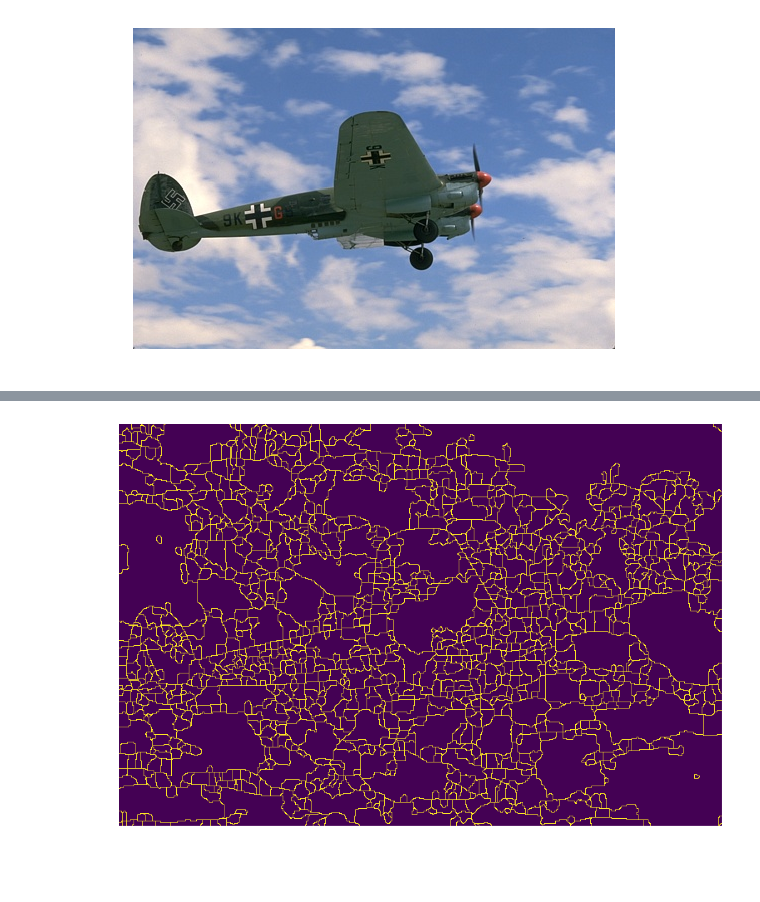
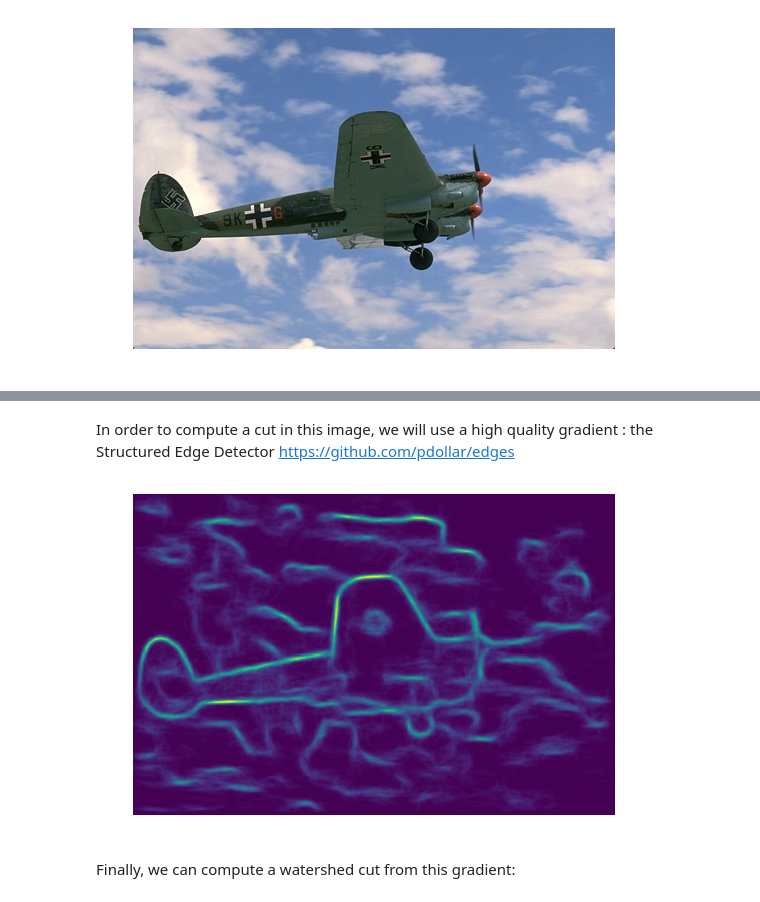
Before and after one commit to higra/Higra, a Jupyter notebook: notebooks/Contour Simplification.ipynb, the cells around one changed output, grey strips where cells are left out. Drawn from its saved outputs; the diff is of its cells as text; code cells hidden in the pictures; blank space fills up the shorter version.

```diff
--- a/notebooks/Contour Simplification.ipynb
+++ b/notebooks/Contour Simplification.ipynb
@@ -21,7 +31,3 @@ imshow(image)
 # %% [output]
 Image size: (321, 481)
 [figure]
-# %%
-gradient_image = imageio.imread("data/3063_SED.png")
-gradient_image = gradient_image.astype(np.float64)/255
-imshow(gradient_image)
@@ -39,6 +34,16 @@ imshow(labelisation.reshape(size))
-# %%
-watershed_cut = hg.weight_graph(graph, labelisation, hg.WeightFunction.L0)
-watershed_cut_khalimsky = hg.graph_4_adjacency_2_khalimsky(graph, size, watershed_cut)
-imshow(watershed_cut_khalimsky)
-# %% [output]
-[figure, removed]
+# %% [markdown]
+In order to compute a cut in this image, we will use a high quality gradient : the Structured Edge Detector https://github.com/pdollar/edges
+# %%
+try: # if opencv is installed compute the gradient
+    import cv2
+    detector = cv2.ximgproc.createStructuredEdgeDetection("data/opencv_sed_model.yml.gz")
+    gradient_image = detector.detectEdges(image)
+except: # otherwise use pre-computed result
+    gradient_image = imageio.imread("data/3063_SED.png")
+    gradient_image = gradient_image.astype(np.float32)/255
+
+imshow(gradient_image)
+# %% [output]
+[figure, added]
+# %% [markdown]
+Finally, we can compute a watershed cut from this gradient:
```
Also changed, not shown: parts of 18 cells of this notebook, 3 other files.
